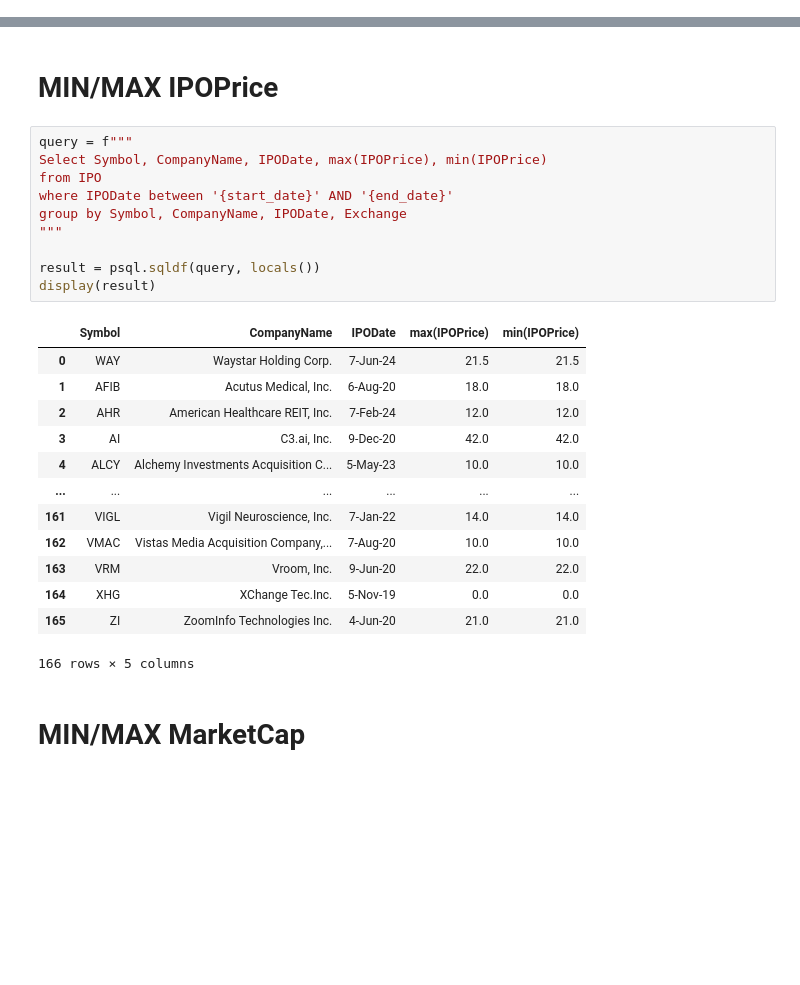
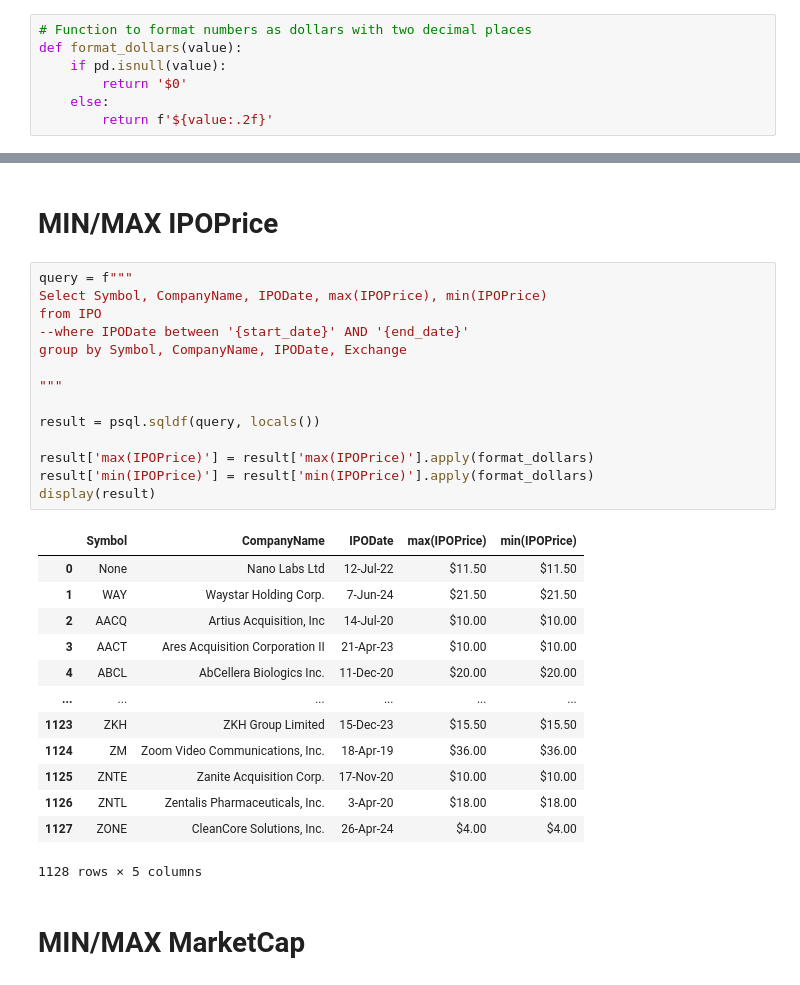
Before and after one commit to gavrilow/the-fremen, a Jupyter notebook: the-fremen.ipynb, the cells around one changed output, grey strips where cells are left out. Cells and saved outputs as stored; diff of their text form; blank space fills up the shorter version.

```diff
--- a/the-fremen.ipynb
+++ b/the-fremen.ipynb
@@ -29,3 +29,10 @@ def format_millions_billions(value):
         return f"{value / 1_000_000:.2f}M"
     else:
         return f"{value:.2f}"
+# %%
+# Function to format numbers as dollars with two decimal places
+def format_dollars(value):
+    if pd.isnull(value):
+        return '$0'
+    else:
+        return f'${value:.2f}'
@@ -127,27 +158,31 @@ display(result)
 # %%
 query = f"""
 Select Symbol, CompanyName, IPODate, max(IPOPrice), min(IPOPrice)
 from IPO
-where IPODate between '{start_date}' AND '{end_date}'
+--where IPODate between '{start_date}' AND '{end_date}'
 group by Symbol, CompanyName, IPODate, Exchange
+
 """
 
 result = psql.sqldf(query, locals())
+
+result['max(IPOPrice)'] = result['max(IPOPrice)'].apply(format_dollars)
+result['min(IPOPrice)'] = result['min(IPOPrice)'].apply(format_dollars)
 display(result)
 # %% [output]
 |  | Symbol | CompanyName | IPODate | max(IPOPrice) | min(IPOPrice) |
-| 0 | WAY | Waystar Holding Corp. | 7-Jun-24 | 21.5 | 21.5 |
-| 1 | AFIB | Acutus Medical, Inc. | 6-Aug-20 | 18.0 | 18.0 |
-| 2 | AHR | American Healthcare REIT, Inc. | 7-Feb-24 | 12.0 | 12.0 |
-| 3 | AI | C3.ai, Inc. | 9-Dec-20 | 42.0 | 42.0 |
-| 4 | ALCY | Alchemy Investments Acquisition C... | 5-May-23 | 10.0 | 10.0 |
+| 0 | None | Nano Labs Ltd | 12-Jul-22 | $11.50 | $11.50 |
+| 1 | WAY | Waystar Holding Corp. | 7-Jun-24 | $21.50 | $21.50 |
+| 2 | AACQ | Artius Acquisition, Inc | 14-Jul-20 | $10.00 | $10.00 |
+| 3 | AACT | Ares Acquisition Corporation II | 21-Apr-23 | $10.00 | $10.00 |
+| 4 | ABCL | AbCellera Biologics Inc. | 11-Dec-20 | $20.00 | $20.00 |
 | ... | ... | ... | ... | ... | ... |
-| 161 | VIGL | Vigil Neuroscience, Inc. | 7-Jan-22 | 14.0 | 14.0 |
-| 162 | VMAC | Vistas Media Acquisition Company,... | 7-Aug-20 | 10.0 | 10.0 |
-| 163 | VRM | Vroom, Inc. | 9-Jun-20 | 22.0 | 22.0 |
-| 164 | XHG | XChange Tec.Inc. | 5-Nov-19 | 0.0 | 0.0 |
-| 165 | ZI | ZoomInfo Technologies Inc. | 4-Jun-20 | 21.0 | 21.0 |
+| 1123 | ZKH | ZKH Group Limited | 15-Dec-23 | $15.50 | $15.50 |
+| 1124 | ZM | Zoom Video Communications, Inc. | 18-Apr-19 | $36.00 | $36.00 |
+| 1125 | ZNTE | Zanite Acquisition Corp. | 17-Nov-20 | $10.00 | $10.00 |
+| 1126 | ZNTL | Zentalis Pharmaceuticals, Inc. | 3-Apr-20 | $18.00 | $18.00 |
+| 1127 | ZONE | CleanCore Solutions, Inc. | 26-Apr-24 | $4.00 | $4.00 |
-166 rows × 5 columns
+1128 rows × 5 columns
 # %% [markdown]
 # MIN/MAX MarketCap
 # %%
```
Also changed, not shown: parts of 11 cells of this notebook.
